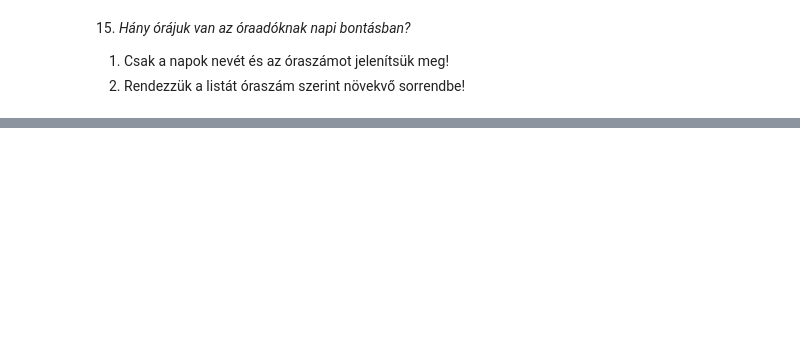
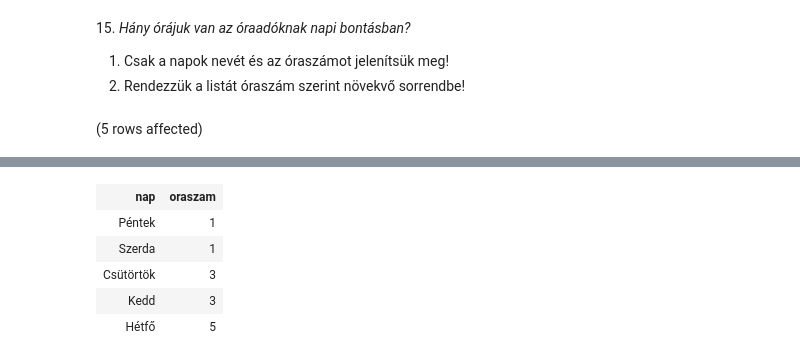
Before and after one commit to KedvesAnita/Adat, a Jupyter notebook: gyakorlat03_feladatok.ipynb, the cells around one changed output, grey strips where cells are left out. Cells and saved outputs as stored; diff of their text form; code cells hidden in the pictures; blank space fills up the shorter version.

```diff
--- a/gyakorlat03_feladatok.ipynb
+++ b/gyakorlat03_feladatok.ipynb
@@ -259,3 +327,13 @@ Az oszlopokat nevezzük el értelemszerűen!
 
 1. Csak a napok nevét és az óraszámot jelenítsük meg!
 2. Rendezzük a listát óraszám szerint növekvő sorrendbe!
+# %%
+select n.nap, count(*) as 'oraszam'
+from Orak o join Oktatok ok on o.tanar=ok.oktato_id
+            join Napok n on o.nap=n.nap_id
+            join statusok s on ok.status=s.Skod
+where s.Status='Óraadó'
+group by n.nap
+order by count(*) asc
+# %% [output]
+(5 rows affected)
@@ -261,0 +341,6 @@ Az oszlopokat nevezzük el értelemszerűen!
+| nap | oraszam |
+| Péntek | 1 |
+| Szerda | 1 |
+| Csütörtök | 3 |
+| Kedd | 3 |
+| Hétfő | 5 |
```
Also changed, not shown: parts of 6 cells of this notebook, 1 other file.
